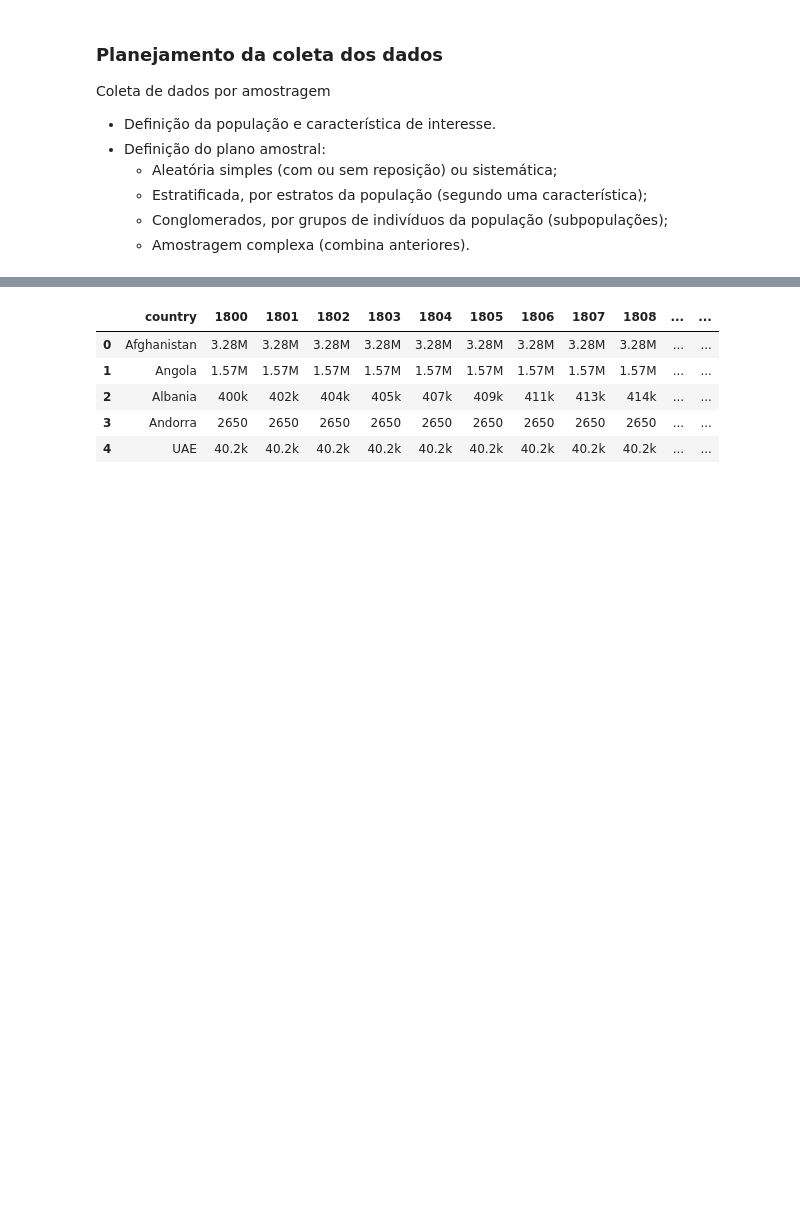
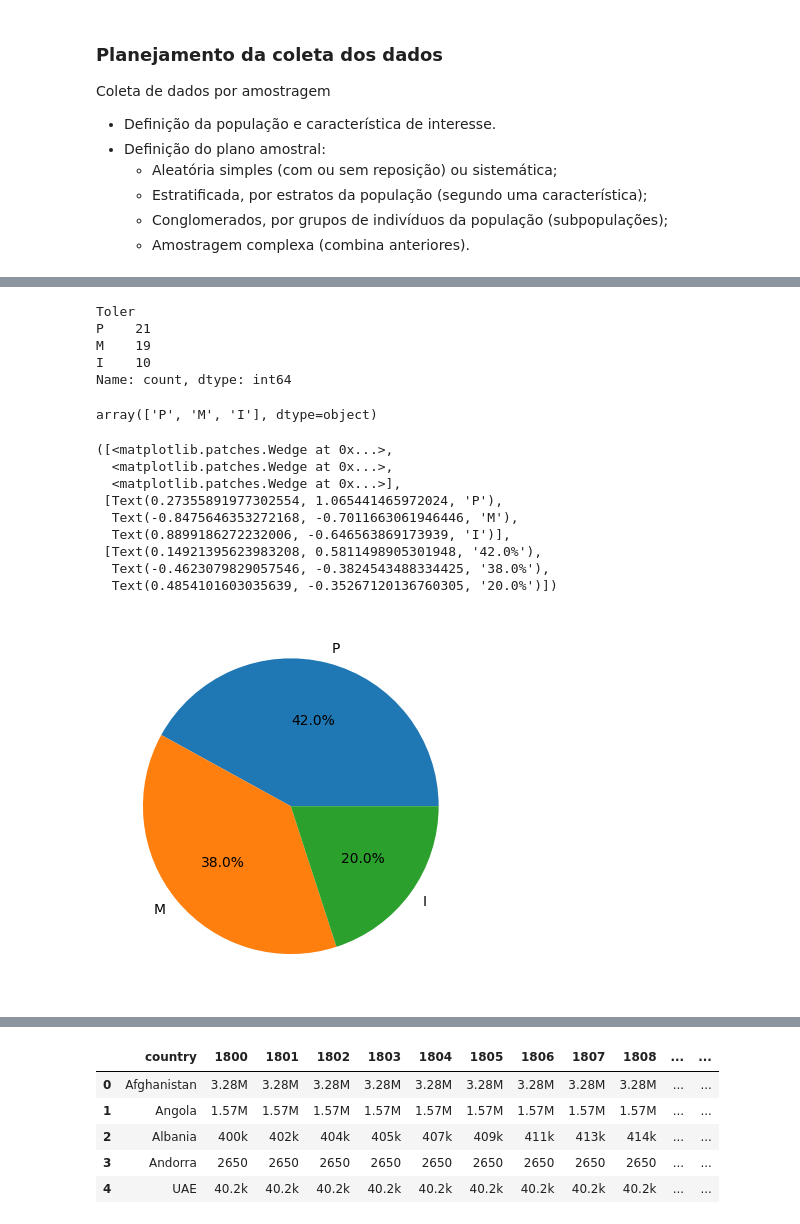
Before and after one commit to ridasilva/bioestatistica, a Jupyter notebook: capitulos/chap1/chap1.ipynb, the cells around one changed output, grey strips where cells are left out. Drawn from its saved outputs; the diff is of its cells as text; code cells hidden in the pictures; blank space fills up the shorter version.

```diff
--- a/capitulos/chap1/chap1.ipynb
+++ b/capitulos/chap1/chap1.ipynb
@@ -89,0 +143,7 @@ Coleta de dados por amostragem
+# %%
+# HIDE CODE
+import pandas as pd
+
+df = pd.read_excel('questionario.xls')
+
+df.head()
@@ -89,0 +284,30 @@ Coleta de dados por amostragem
+# %%
+# HIDE CODE
+df['Toler'].value_counts()
+# %% [output]
+Toler
+P    21
+M    19
+I    10
+Name: count, dtype: int64
+# %%
+# HIDE CODE
+df['Toler'].value_counts().index.values
+# %% [output]
+array(['P', 'M', 'I'], dtype=object)
+# %%
+# HIDE CODE
+plt.pie(df['Toler'].value_counts(),
+        labels=df['Toler'].value_counts().index.values,
+        autopct='%1.1f%%')
+# %% [output]
+([<matplotlib.patches.Wedge at 0x...>,
+  <matplotlib.patches.Wedge at 0x...>,
+  <matplotlib.patches.Wedge at 0x...>],
+ [Text(0.27355891977302554, 1.065441465972024, 'P'),
+  Text(-0.8475646353272168, -0.7011663061946446, 'M'),
+  Text(0.8899186272232006, -0.646563869173939, 'I')],
+ [Text(0.14921395623983208, 0.5811498905301948, '42.0%'),
+  Text(-0.4623079829057546, -0.3824543488334425, '38.0%'),
+  Text(0.4854101603035639, -0.35267120136760305, '20.0%')])
+[figure, added]
```
Also changed, not shown: parts of 64 cells of this notebook, 16 other files.
